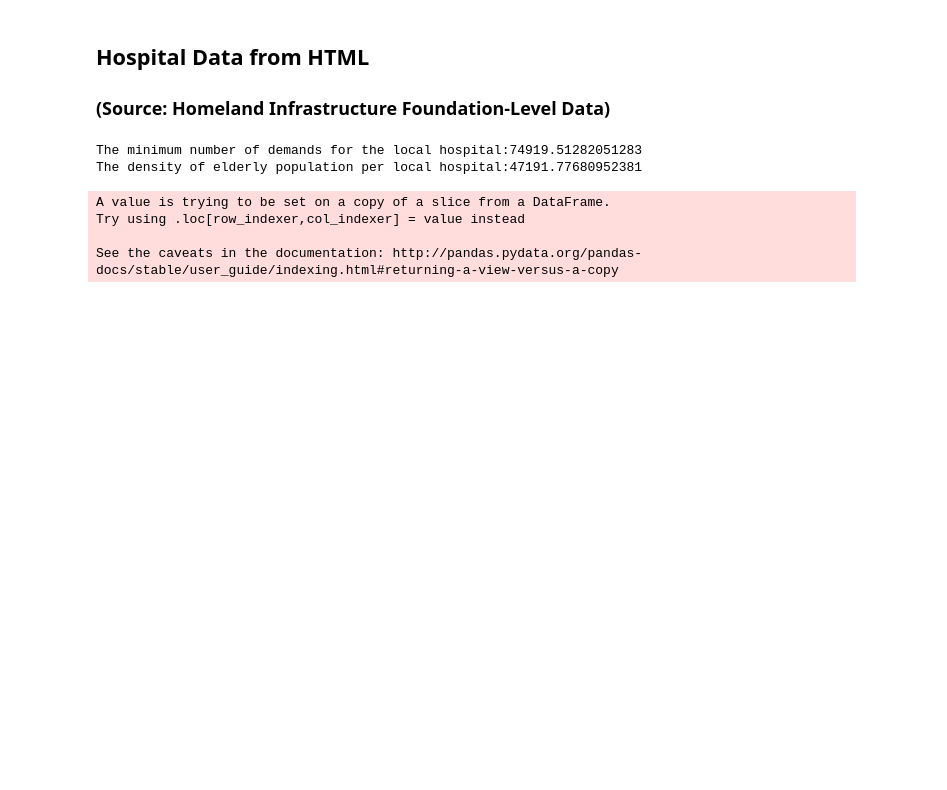
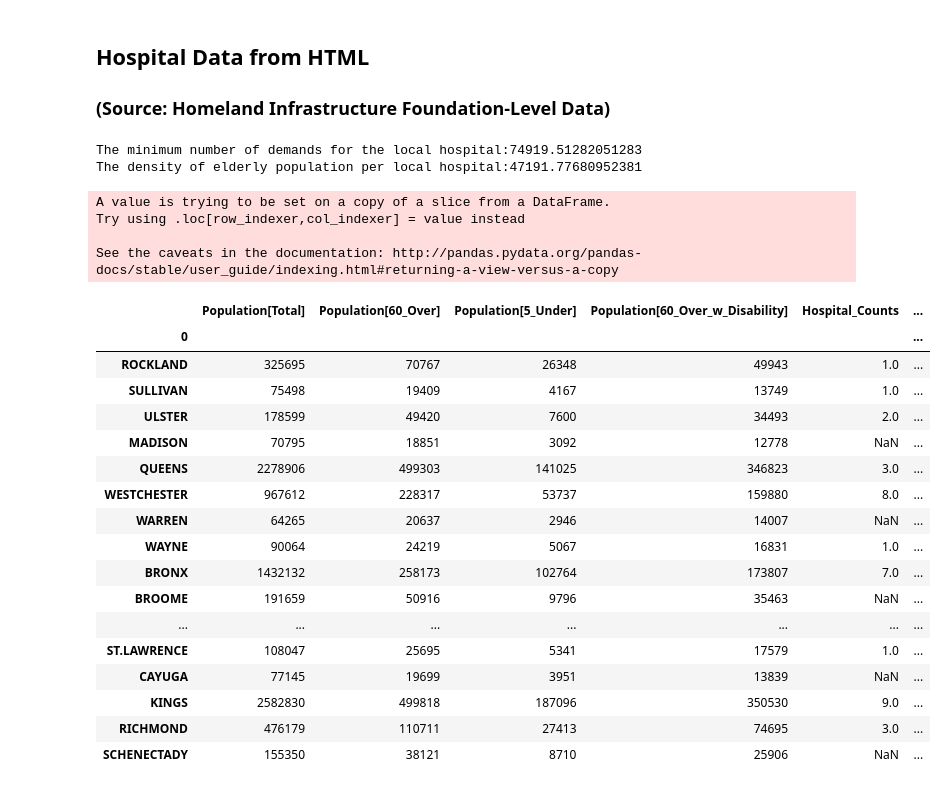
Before and after one commit to klinthouse/Interview_Material, a Jupyter notebook: Project_Prelim2.ipynb, the cells around one changed output. Cells and saved outputs as stored; diff of their text form; code cells hidden in the pictures; blank space fills up the shorter version.

```diff
--- a/Project_Prelim2.ipynb
+++ b/Project_Prelim2.ipynb
@@ -585,3 +587,24 @@ A value is trying to be set on a copy of a slice from a DataFrame.
 Try using .loc[row_indexer,col_indexer] = value instead
 
 See the caveats in the documentation: http://pandas.pydata.org/pandas-docs/stable/user_guide/indexing.html#returning-a-view-versus-a-copy
+# %%
+hospital_population
+# %% [output]
+|  | Population[Total] | Population[60_Over] | Population[5_Under] | Population[60_Over_w_Disability] | Hospital_Counts | ... |
+| 0 |  |  |  |  |  | ... |
+| ROCKLAND | 325695 | 70767 | 26348 | 49943 | 1.0 | ... |
+| SULLIVAN | 75498 | 19409 | 4167 | 13749 | 1.0 | ... |
+| ULSTER | 178599 | 49420 | 7600 | 34493 | 2.0 | ... |
+| MADISON | 70795 | 18851 | 3092 | 12778 | NaN | ... |
+| QUEENS | 2278906 | 499303 | 141025 | 346823 | 3.0 | ... |
+| WESTCHESTER | 967612 | 228317 | 53737 | 159880 | 8.0 | ... |
+| WARREN | 64265 | 20637 | 2946 | 14007 | NaN | ... |
+| WAYNE | 90064 | 24219 | 5067 | 16831 | 1.0 | ... |
+| BRONX | 1432132 | 258173 | 102764 | 173807 | 7.0 | ... |
+| BROOME | 191659 | 50916 | 9796 | 35463 | NaN | ... |
+| ... | ... | ... | ... | ... | ... | ... |
+| ST.LAWRENCE | 108047 | 25695 | 5341 | 17579 | 1.0 | ... |
+| CAYUGA | 77145 | 19699 | 3951 | 13839 | NaN | ... |
+| KINGS | 2582830 | 499818 | 187096 | 350530 | 9.0 | ... |
+| RICHMOND | 476179 | 110711 | 27413 | 74695 | 3.0 | ... |
+| SCHENECTADY | 155350 | 38121 | 8710 | 25906 | NaN | ... |
```
Also changed, not shown: parts of 2 cells of this notebook.
